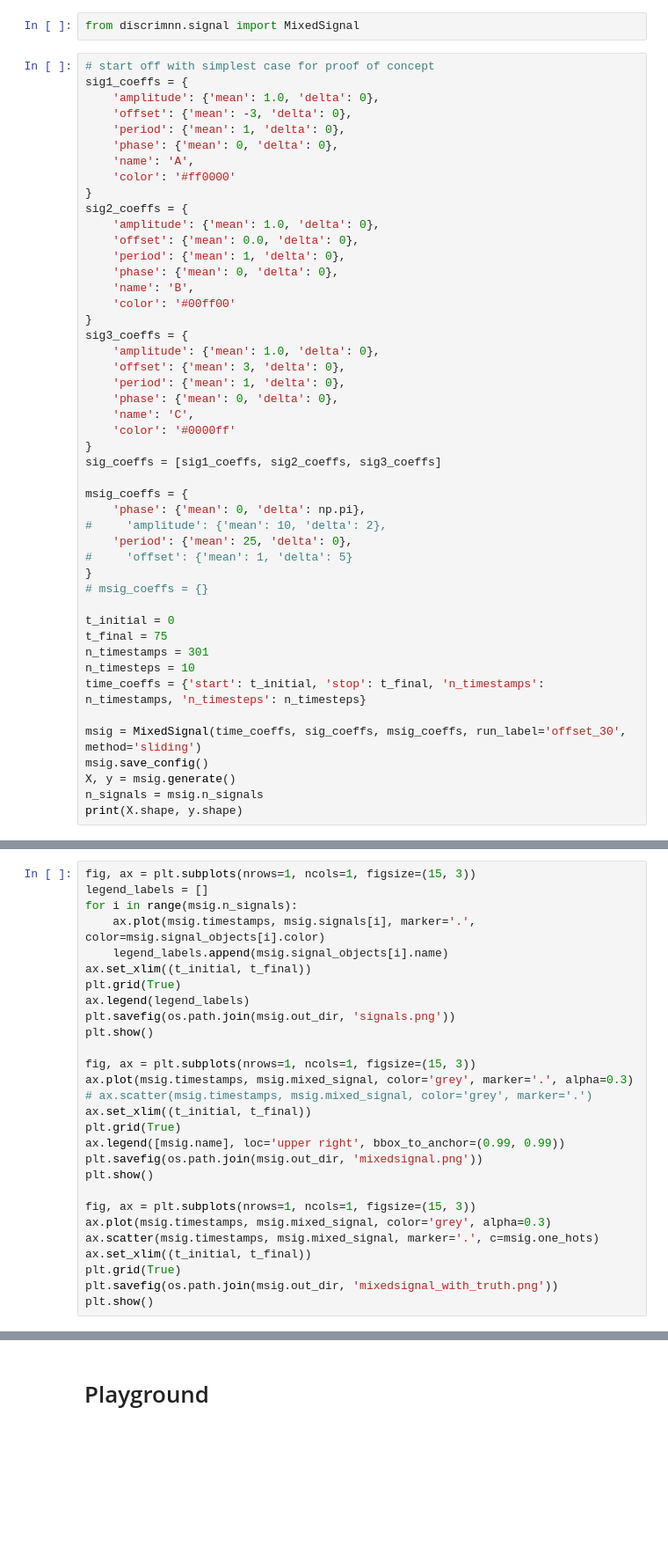
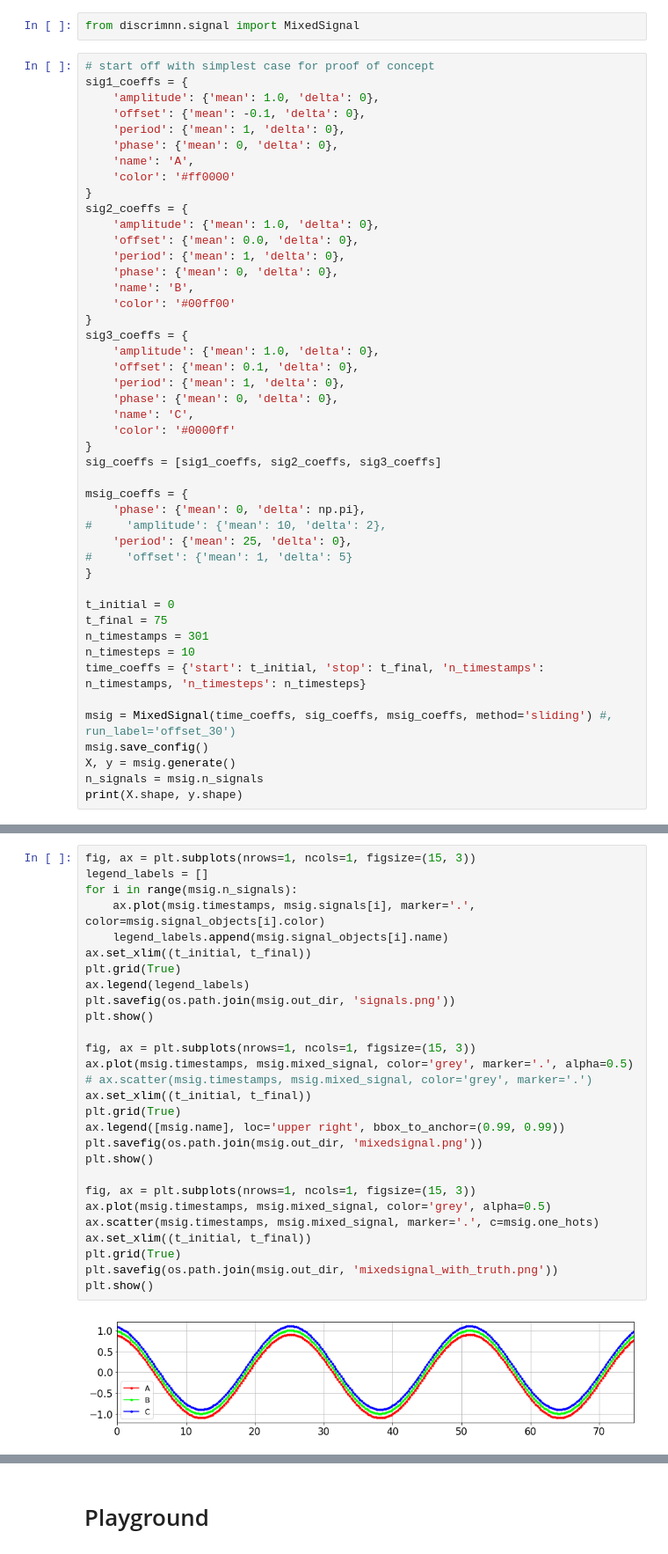
Before and after one commit to WillieMaddox/DiscRimNN, a Jupyter notebook: discrimnn.ipynb, the cells around one changed output, grey strips where cells are left out. Shown at 88% size. Saved outputs shown, nothing was run; the diff lists cells and outputs as text; blank space fills up the shorter version.

```diff
--- a/discrimnn.ipynb
+++ b/discrimnn.ipynb
@@ -150,7 +159,7 @@ from discrimnn.signal import MixedSignal
 # start off with simplest case for proof of concept
 sig1_coeffs = {
     'amplitude': {'mean': 1.0, 'delta': 0},
-    'offset': {'mean': -3, 'delta': 0},
+    'offset': {'mean': -0.1, 'delta': 0},
     'period': {'mean': 1, 'delta': 0},
     'phase': {'mean': 0, 'delta': 0},
     'name': 'A',
@@ -166,7 +175,7 @@ sig2_coeffs = {
 }
 sig3_coeffs = {
     'amplitude': {'mean': 1.0, 'delta': 0},
-    'offset': {'mean': 3, 'delta': 0},
+    'offset': {'mean': 0.1, 'delta': 0},
     'period': {'mean': 1, 'delta': 0},
     'phase': {'mean': 0, 'delta': 0},
     'name': 'C',
@@ -180,7 +189,6 @@ msig_coeffs = {
     'period': {'mean': 25, 'delta': 0},
 #     'offset': {'mean': 1, 'delta': 5}
 }
-# msig_coeffs = {}
 
 t_initial = 0
 t_final = 75
@@ -188,7 +196,7 @@ n_timestamps = 301
 n_timesteps = 10
 time_coeffs = {'start': t_initial, 'stop': t_final, 'n_timestamps': n_timestamps, 'n_timesteps': n_timesteps}
 
-msig = MixedSignal(time_coeffs, sig_coeffs, msig_coeffs, run_label='offset_30', method='sliding')
+msig = MixedSignal(time_coeffs, sig_coeffs, msig_coeffs, method='sliding') #, run_label='offset_30')
 msig.save_config()
 X, y = msig.generate()
 n_signals = msig.n_signals
@@ -200,28 +226,30 @@ df[:n_timesteps + 4].style.apply(highlight_column_matches, column='Mixed', color
 # %%
 fig, ax = plt.subplots(nrows=1, ncols=1, figsize=(15, 3))
 legend_labels = []
 for i in range(msig.n_signals):
     ax.plot(msig.timestamps, msig.signals[i], marker='.', color=msig.signal_objects[i].color)
     legend_labels.append(msig.signal_objects[i].name)
 ax.set_xlim((t_initial, t_final))
 plt.grid(True)
 ax.legend(legend_labels)
 plt.savefig(os.path.join(msig.out_dir, 'signals.png'))
 plt.show()
 
 fig, ax = plt.subplots(nrows=1, ncols=1, figsize=(15, 3))
-ax.plot(msig.timestamps, msig.mixed_signal, color='grey', marker='.', alpha=0.3)
+ax.plot(msig.timestamps, msig.mixed_signal, color='grey', marker='.', alpha=0.5)
 # ax.scatter(msig.timestamps, msig.mixed_signal, color='grey', marker='.')
 ax.set_xlim((t_initial, t_final))
 plt.grid(True)
 ax.legend([msig.name], loc='upper right', bbox_to_anchor=(0.99, 0.99))
 plt.savefig(os.path.join(msig.out_dir, 'mixedsignal.png'))
 plt.show()
 
 fig, ax = plt.subplots(nrows=1, ncols=1, figsize=(15, 3))
-ax.plot(msig.timestamps, msig.mixed_signal, color='grey', alpha=0.3)
+ax.plot(msig.timestamps, msig.mixed_signal, color='grey', alpha=0.5)
 ax.scatter(msig.timestamps, msig.mixed_signal, marker='.', c=msig.one_hots)
 ax.set_xlim((t_initial, t_final))
 plt.grid(True)
 plt.savefig(os.path.join(msig.out_dir, 'mixedsignal_with_truth.png'))
 plt.show()
+# %% [output]
+[figure, added]
```
Also changed, not shown: parts of 10 cells of this notebook, 1 other file.
